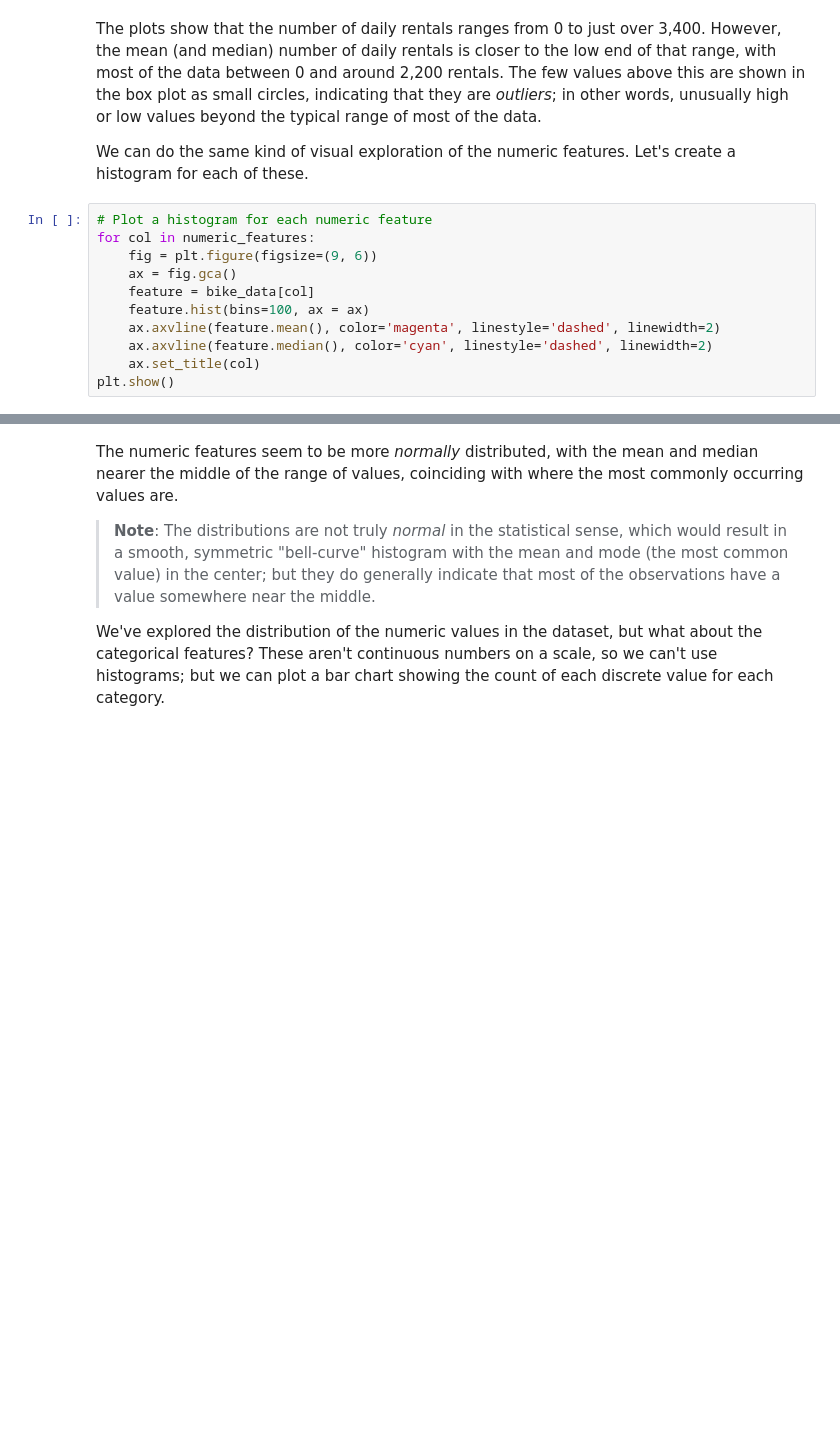
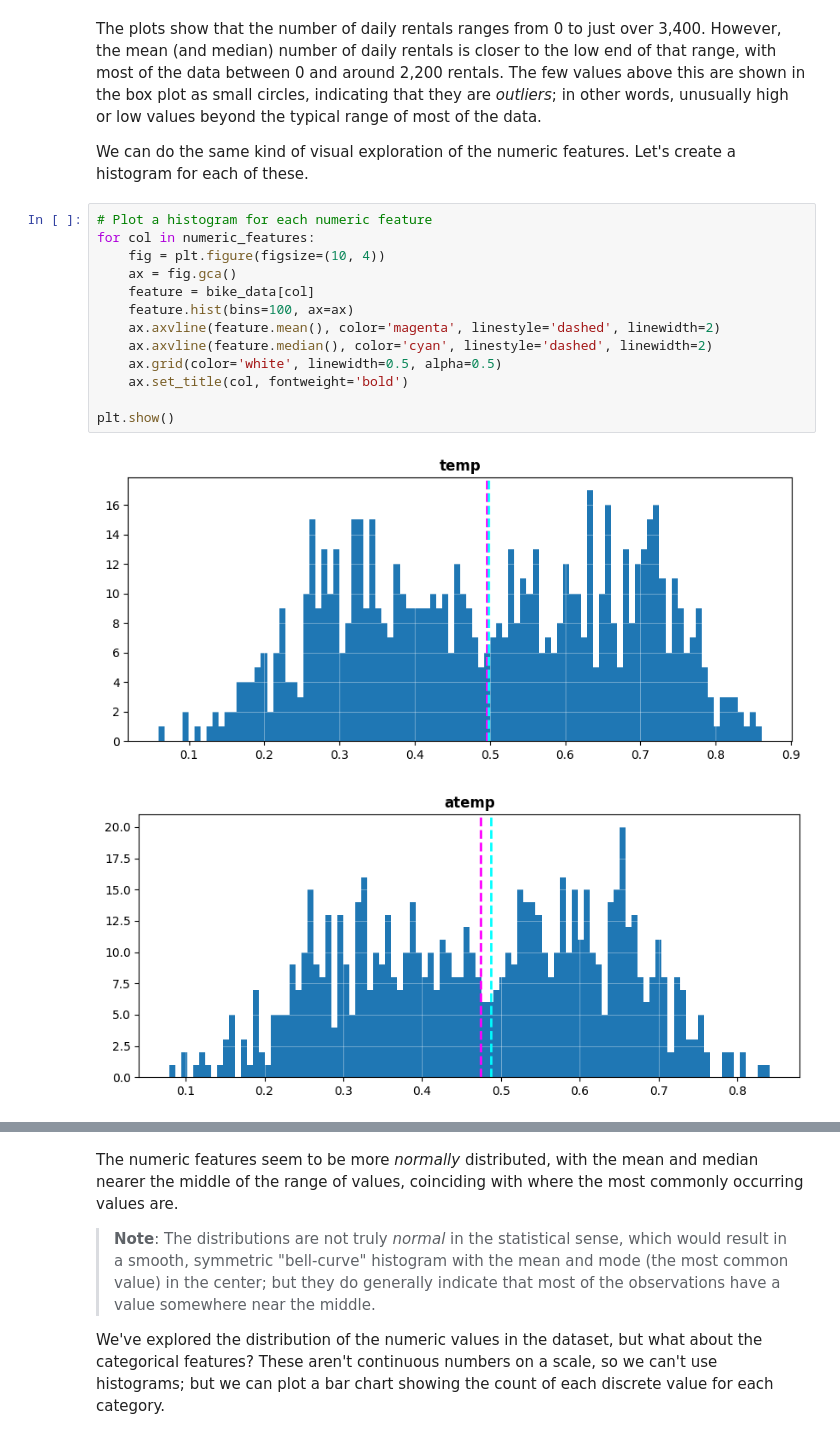
Before and after one commit to hugosouto/coursera-microsoft-azure-ds-specialization, a Jupyter notebook: C1-create-ml-models-in-azure/W1L2-train-and-evaluate-regression-models/01-training.ipynb, the cells around one changed output, grey strips where cells are left out. Cells and saved outputs as stored; diff of their text form; blank space fills up the shorter version.

```diff
--- a/C1-create-ml-models-in-azure/W1L2-train-and-evaluate-regression-models/01-training.ipynb
+++ b/C1-create-ml-models-in-azure/W1L2-train-and-evaluate-regression-models/01-training.ipynb
@@ -103,11 +167,16 @@ We can do the same kind of visual exploration of the numeric features. Let's cre
 # %%
 # Plot a histogram for each numeric feature
 for col in numeric_features:
-    fig = plt.figure(figsize=(9, 6))
+    fig = plt.figure(figsize=(10, 4))
     ax = fig.gca()
     feature = bike_data[col]
-    feature.hist(bins=100, ax = ax)
+    feature.hist(bins=100, ax=ax)
     ax.axvline(feature.mean(), color='magenta', linestyle='dashed', linewidth=2)
     ax.axvline(feature.median(), color='cyan', linestyle='dashed', linewidth=2)
-    ax.set_title(col)
+    ax.grid(color='white', linewidth=0.5, alpha=0.5)
+    ax.set_title(col, fontweight='bold')
+
 plt.show()
+# %% [output]
+[figure, added]
+[figure, added]
```
Also changed, not shown: parts of 16 cells of this notebook.
